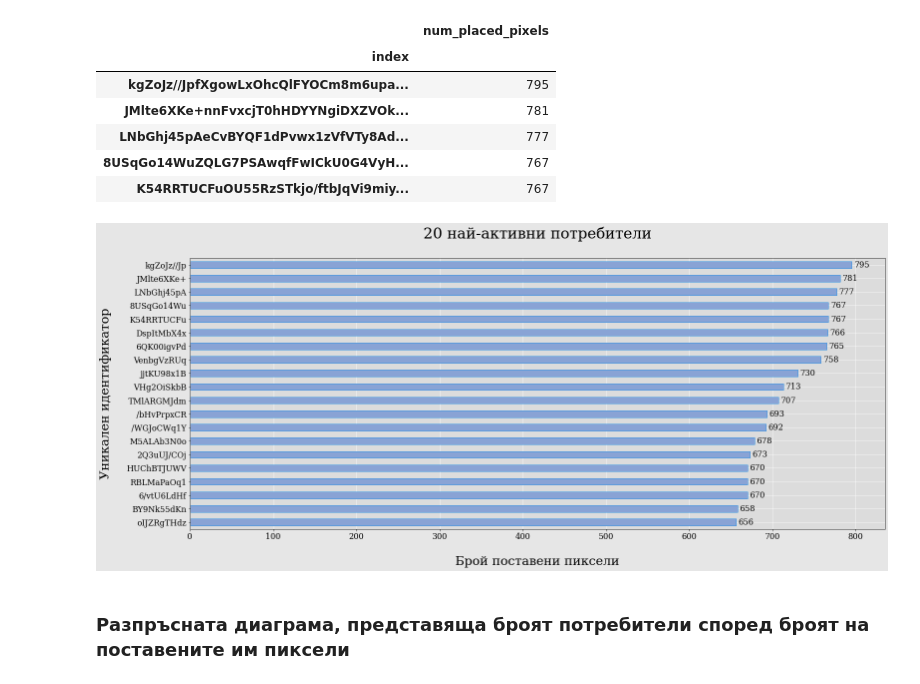
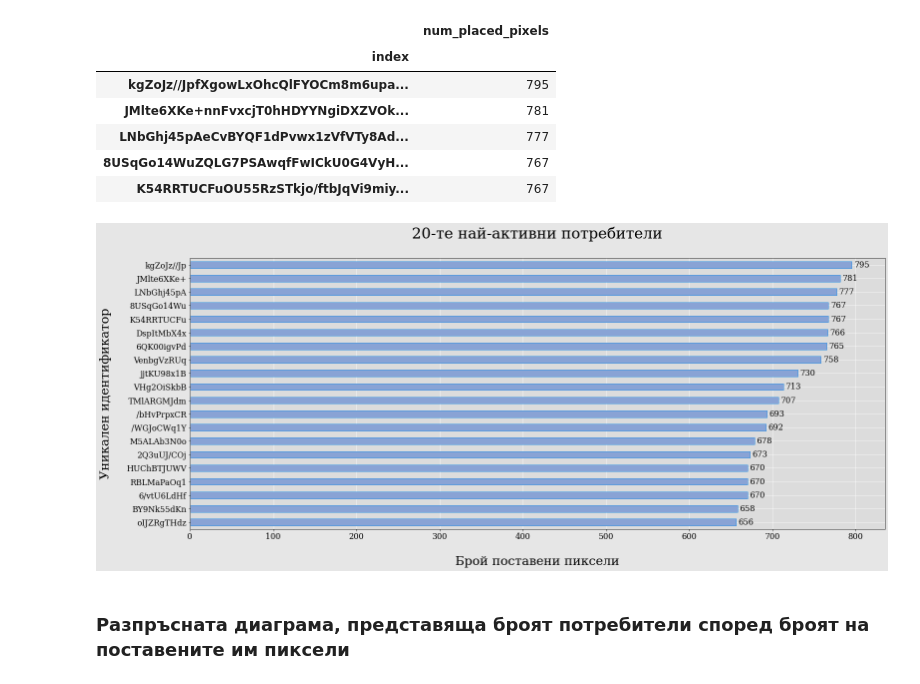
Before and after one commit to Denis-Iv/Analyzing-Social-Experiment, a Jupyter notebook: visualize_data.ipynb, the cells around one changed output. Drawn from its saved outputs; the diff is of its cells as text; code cells hidden in the pictures.

```diff
--- a/visualize_data.ipynb
+++ b/visualize_data.ipynb
@@ -74,25 +69,24 @@ most_active_users.head()
 | K54RRTUCFuOU55RzSTkjo/ftbJqVi9miy... | 767 |
 # %%
 plot = most_active_users.plot(kind='barh', edgecolor='#3193E4')
-plot.set_title('20 най-активни потребители')
+plot.set_title('20-те най-активни потребители')
 plot.set_xlabel('Брой поставени пиксели')
 plot.set_ylabel('Уникален идентификатор')
 
 y_tick_labels = []
 for label in plot.get_yticklabels():
     y_tick_labels.append(label.get_text()[0:10])
 
 plot.set_yticklabels(y_tick_labels)
 
 bar_labels = plot.containers[0]
 plot.axes.bar_label(bar_labels, padding=5, fontsize=16)
 
-plot.set_xscale('linear')
 plot.invert_yaxis()
 
 plot.get_legend().remove()
 # %% [output]
-[figure, old version]
+[figure, new version]
 # %%
 now = datetime.now().strftime('%d%H%M')
 
```
Also changed, not shown: parts of 40 cells of this notebook.
